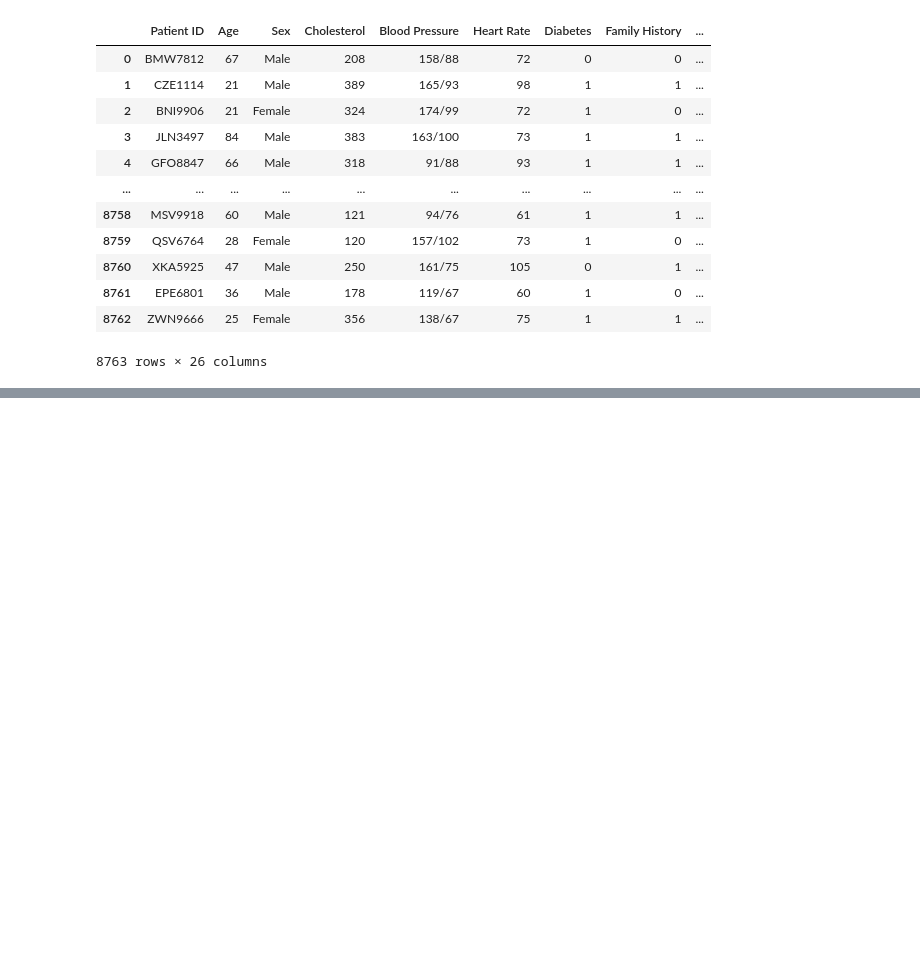
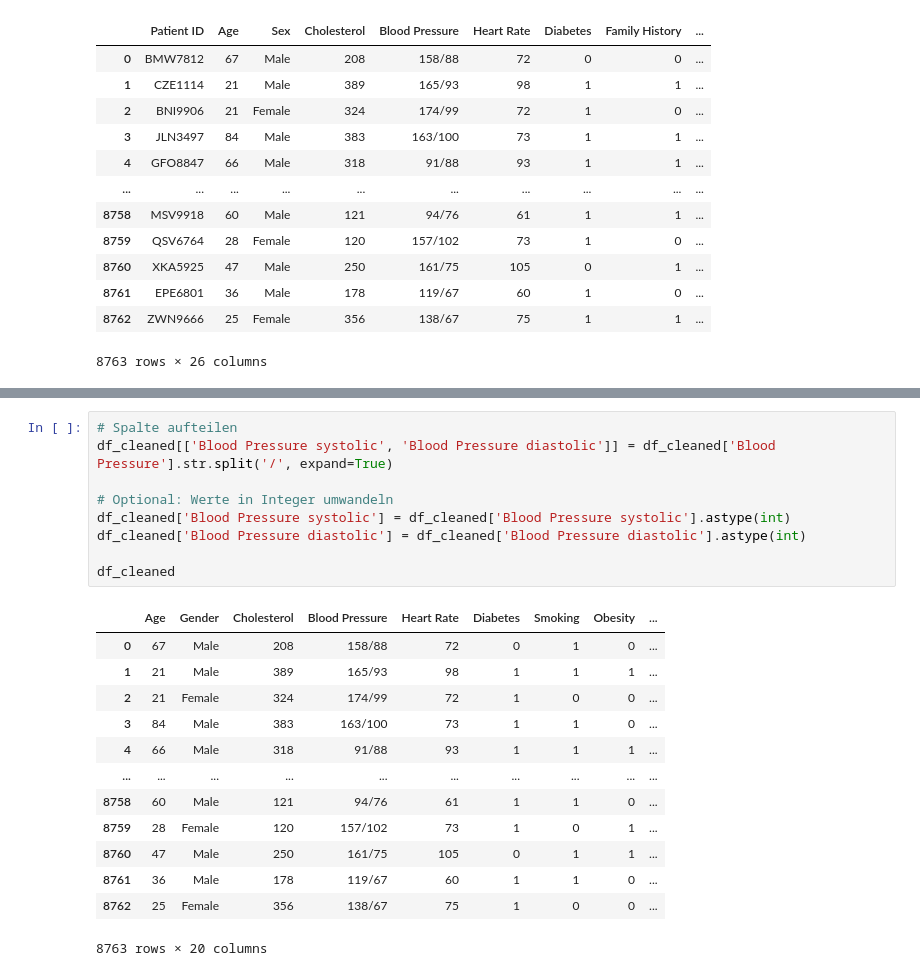
Before and after one commit to heikgrace/healthy-group-one, a Jupyter notebook: data_cleansing_heartattackprediction.ipynb, the cells around one changed output, grey strips where cells are left out. Saved outputs shown, nothing was run; the diff lists cells and outputs as text; blank space fills up the shorter version.

```diff
--- a/data_cleansing_heartattackprediction.ipynb
+++ b/data_cleansing_heartattackprediction.ipynb
@@ -21,0 +157,23 @@ df
+# %%
+# Spalte aufteilen
+df_cleaned[['Blood Pressure systolic', 'Blood Pressure diastolic']] = df_cleaned['Blood Pressure'].str.split('/', expand=True)
+
+# Optional: Werte in Integer umwandeln
+df_cleaned['Blood Pressure systolic'] = df_cleaned['Blood Pressure systolic'].astype(int)
+df_cleaned['Blood Pressure diastolic'] = df_cleaned['Blood Pressure diastolic'].astype(int)
+
+df_cleaned
+# %% [output]
+|  | Age | Gender | Cholesterol | Blood Pressure | Heart Rate | Diabetes | Smoking | Obesity | ... |
+| 0 | 67 | Male | 208 | 158/88 | 72 | 0 | 1 | 0 | ... |
+| 1 | 21 | Male | 389 | 165/93 | 98 | 1 | 1 | 1 | ... |
+| 2 | 21 | Female | 324 | 174/99 | 72 | 1 | 0 | 0 | ... |
+| 3 | 84 | Male | 383 | 163/100 | 73 | 1 | 1 | 0 | ... |
+| 4 | 66 | Male | 318 | 91/88 | 93 | 1 | 1 | 1 | ... |
+| ... | ... | ... | ... | ... | ... | ... | ... | ... | ... |
+| 8758 | 60 | Male | 121 | 94/76 | 61 | 1 | 1 | 0 | ... |
+| 8759 | 28 | Female | 120 | 157/102 | 73 | 1 | 0 | 1 | ... |
+| 8760 | 47 | Male | 250 | 161/75 | 105 | 0 | 1 | 1 | ... |
+| 8761 | 36 | Male | 178 | 119/67 | 60 | 1 | 1 | 0 | ... |
+| 8762 | 25 | Female | 356 | 138/67 | 75 | 1 | 0 | 0 | ... |
+8763 rows × 20 columns
```
Also changed, not shown: parts of 30 cells of this notebook, 3 other files.
